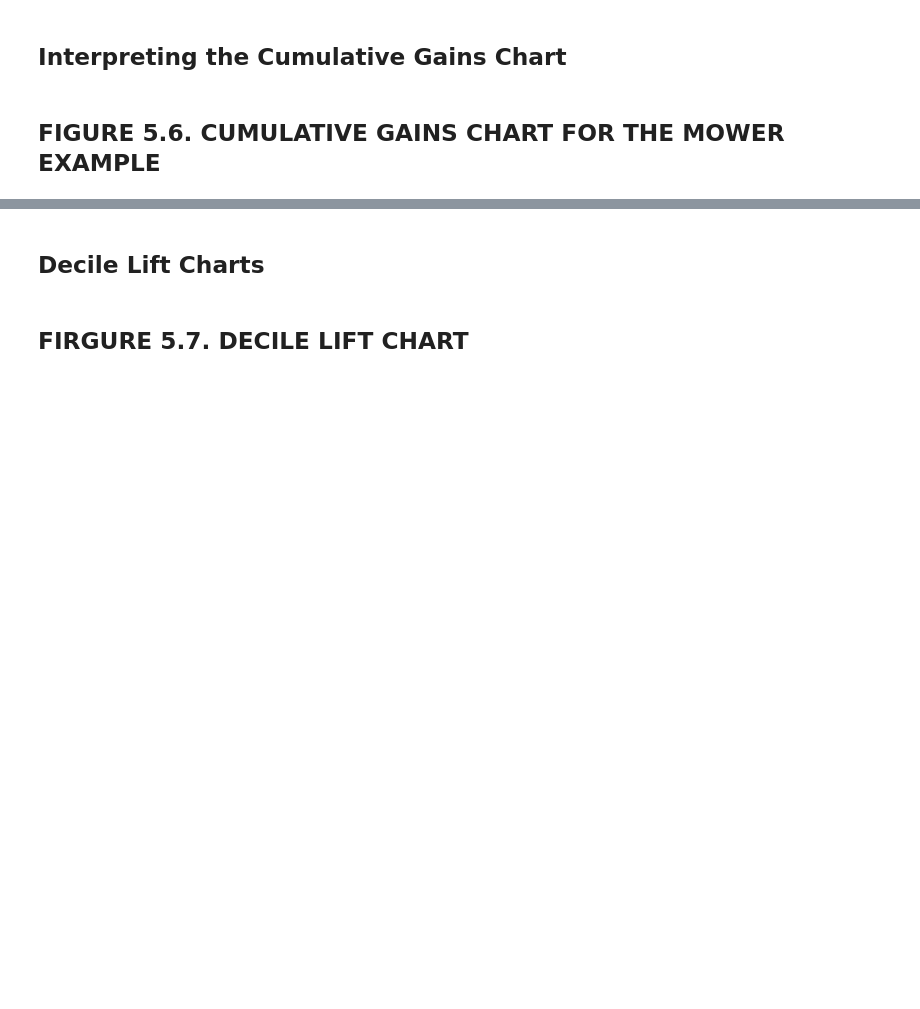
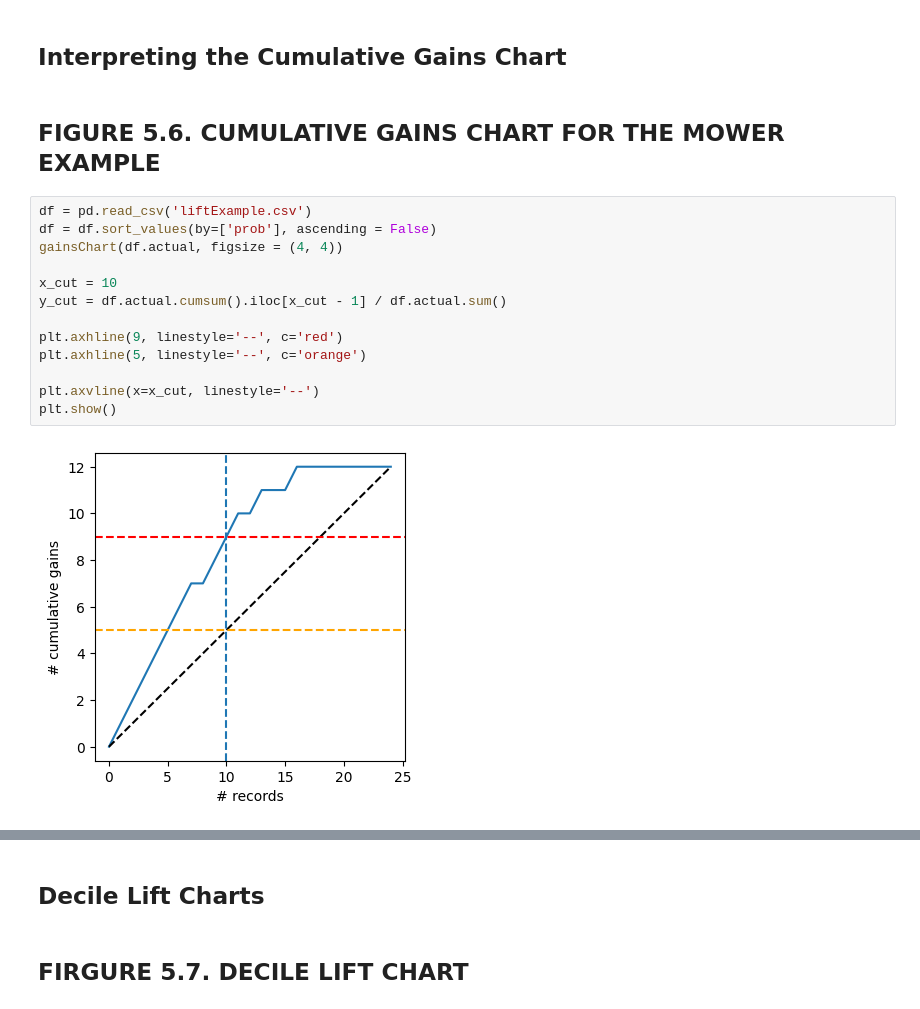
Before and after one commit to ThanhVanLe0605/Data-Mining-For-Business-Analytics-In-Python, a Jupyter notebook: Chapter_05_Performance_Predictive_Evaluation.ipynb, the cells around one changed output, grey strips where cells are left out. Saved outputs shown, nothing was run; the diff lists cells and outputs as text; blank space fills up the shorter version.

```diff
--- a/Chapter_05_Performance_Predictive_Evaluation.ipynb
+++ b/Chapter_05_Performance_Predictive_Evaluation.ipynb
@@ -577,3 +580,18 @@ References:
 ## Interpreting the Cumulative Gains Chart
 # %% [markdown]
 ## FIGURE 5.6. CUMULATIVE GAINS CHART FOR THE MOWER EXAMPLE
+# %%
+df = pd.read_csv('liftExample.csv')
+df = df.sort_values(by=['prob'], ascending = False)
+gainsChart(df.actual, figsize = (4, 4))
+
+x_cut = 10
+y_cut = df.actual.cumsum().iloc[x_cut - 1] / df.actual.sum()
+
+plt.axhline(9, linestyle='--', c='red')
+plt.axhline(5, linestyle='--', c='orange')
+
+plt.axvline(x=x_cut, linestyle='--')
+plt.show()
+# %% [output]
+[figure, added]
```
Also changed, not shown: parts of 19 cells of this notebook.
